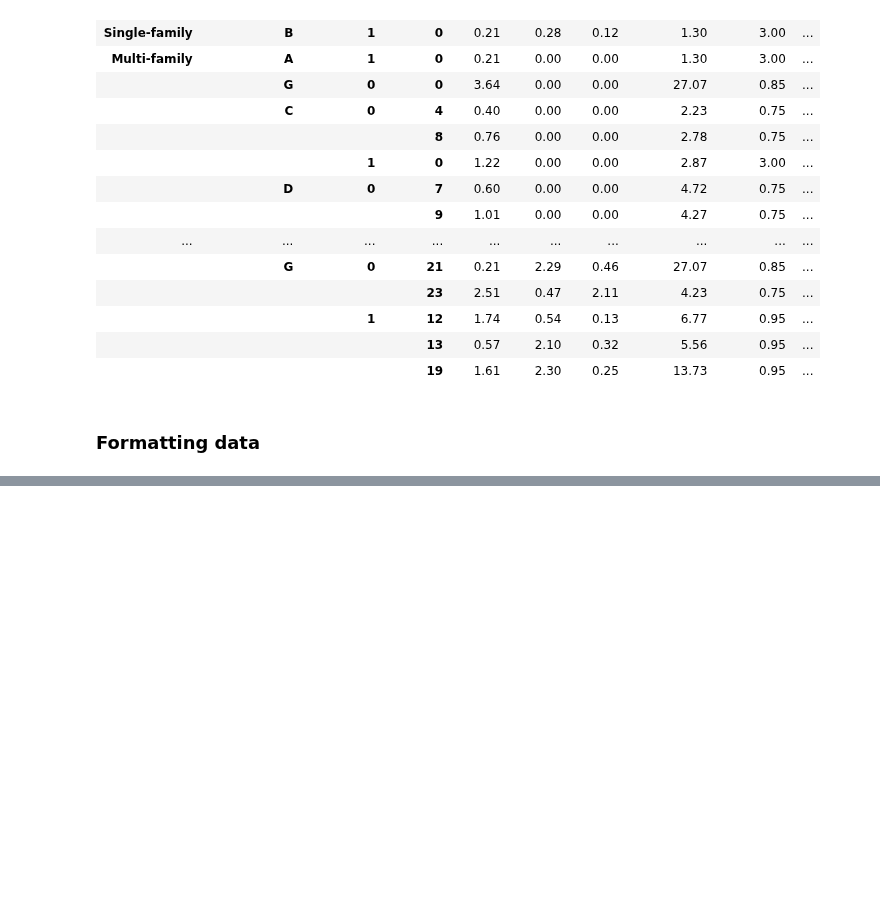
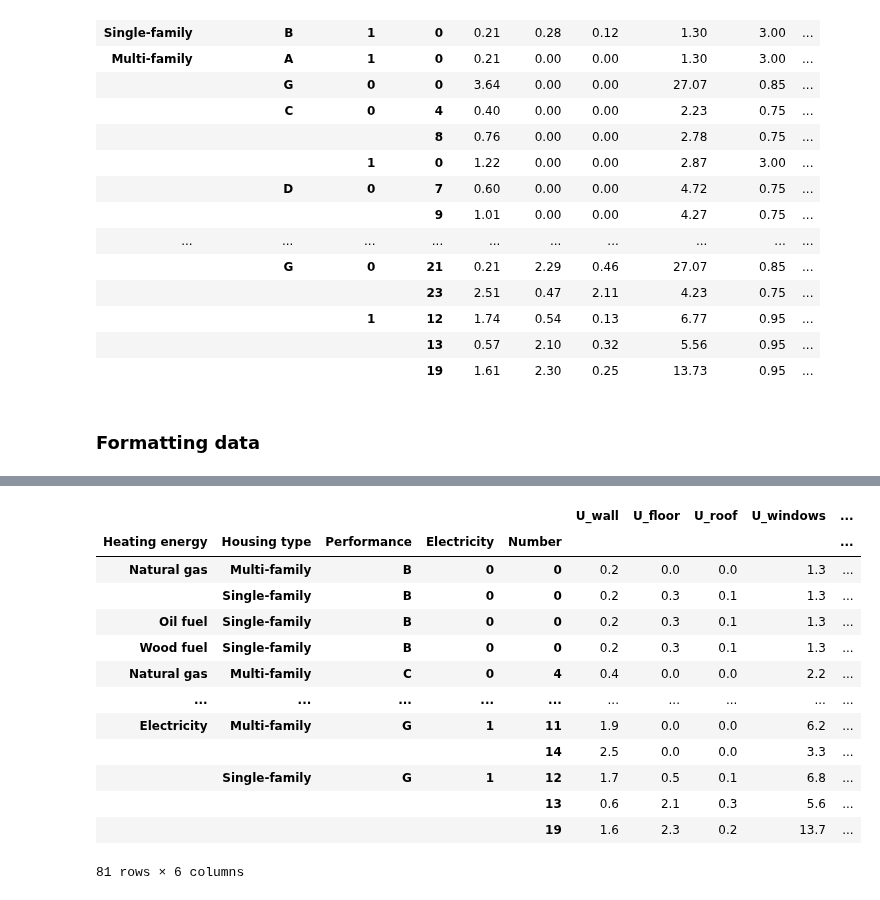
Before and after one commit to CIRED/Res-IRF4, a Jupyter notebook: project/analysis/preprocessing/building_stock/building_archetypes.ipynb, the cells around one changed output, grey strips where cells are left out. Saved outputs shown, nothing was run; the diff lists cells and outputs as text; code cells hidden in the pictures; blank space fills up the shorter version.

```diff
--- a/project/analysis/preprocessing/building_stock/building_archetypes.ipynb
+++ b/project/analysis/preprocessing/building_stock/building_archetypes.ipynb
@@ -275,2 +278,19 @@ result
 # %%
 result.to_csv(os.path.join(path_output, 'archetypes.csv'))
+# %%
+result.round(1)
+# %% [output]
+|  |  |  |  |  | U_wall | U_floor | U_roof | U_windows | ... |
+| Heating energy | Housing type | Performance | Electricity | Number |  |  |  |  | ... |
+| Natural gas | Multi-family | B | 0 | 0 | 0.2 | 0.0 | 0.0 | 1.3 | ... |
+|  | Single-family | B | 0 | 0 | 0.2 | 0.3 | 0.1 | 1.3 | ... |
+| Oil fuel | Single-family | B | 0 | 0 | 0.2 | 0.3 | 0.1 | 1.3 | ... |
+| Wood fuel | Single-family | B | 0 | 0 | 0.2 | 0.3 | 0.1 | 1.3 | ... |
+| Natural gas | Multi-family | C | 0 | 4 | 0.4 | 0.0 | 0.0 | 2.2 | ... |
+| ... | ... | ... | ... | ... | ... | ... | ... | ... | ... |
+| Electricity | Multi-family | G | 1 | 11 | 1.9 | 0.0 | 0.0 | 6.2 | ... |
+|  |  |  |  | 14 | 2.5 | 0.0 | 0.0 | 3.3 | ... |
+|  | Single-family | G | 1 | 12 | 1.7 | 0.5 | 0.1 | 6.8 | ... |
+|  |  |  |  | 13 | 0.6 | 2.1 | 0.3 | 5.6 | ... |
+|  |  |  |  | 19 | 1.6 | 2.3 | 0.2 | 13.7 | ... |
+81 rows × 6 columns
```
Also changed, not shown: parts of 4 cells of this notebook, 4 other files.
